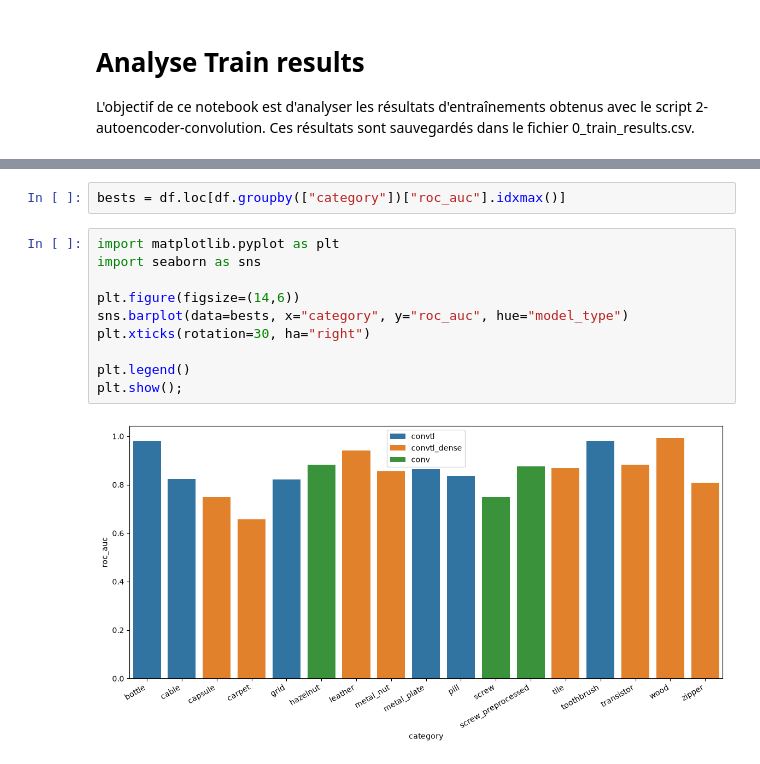
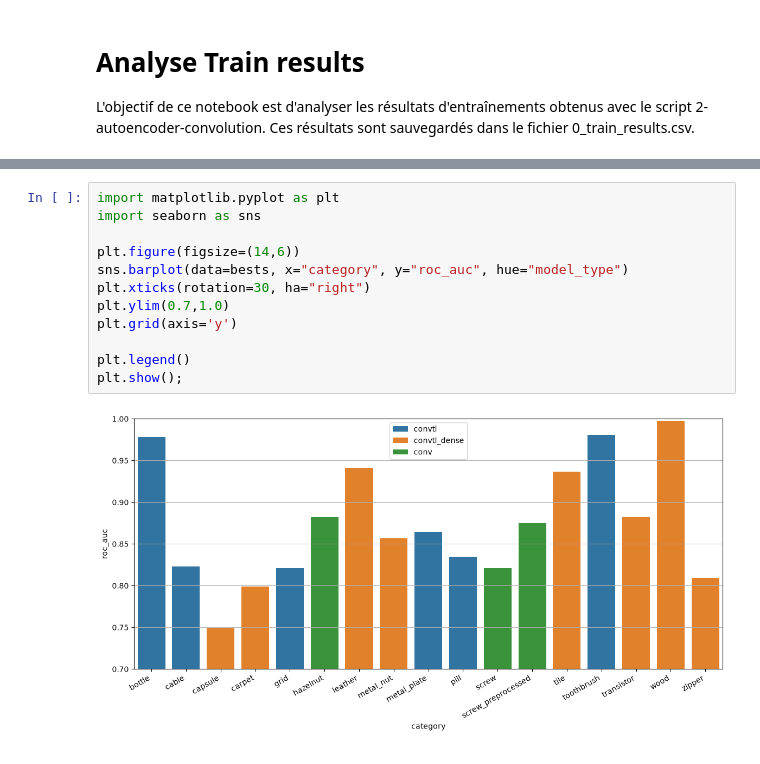
Before and after one commit to DataScientest-Studio/mai26_bds_anomalies, a Jupyter notebook: Analyse_train_results.ipynb, the cells around one changed output, grey strips where cells are left out. Saved outputs shown, nothing was run; the diff lists cells and outputs as text.

```diff
--- a/Analyse_train_results.ipynb
+++ b/Analyse_train_results.ipynb
@@ -30,17 +45,17 @@ df.head()
-# %%
-bests = df.loc[df.groupby(["category"])["roc_auc"].idxmax()]
 # %%
 import matplotlib.pyplot as plt
 import seaborn as sns
 
 plt.figure(figsize=(14,6))
 sns.barplot(data=bests, x="category", y="roc_auc", hue="model_type")
 plt.xticks(rotation=30, ha="right")
+plt.ylim(0.7,1.0)
+plt.grid(axis='y')
 
 plt.legend()
 plt.show();
 # %% [output]
-[figure, old version]
+[figure, new version]
 # %%
 plt.figure(figsize=(14,6))
 sns.boxplot(data=df, x="category", y="roc_auc")
```
Also changed, not shown: parts of 5 cells of this notebook, 3 other files.
